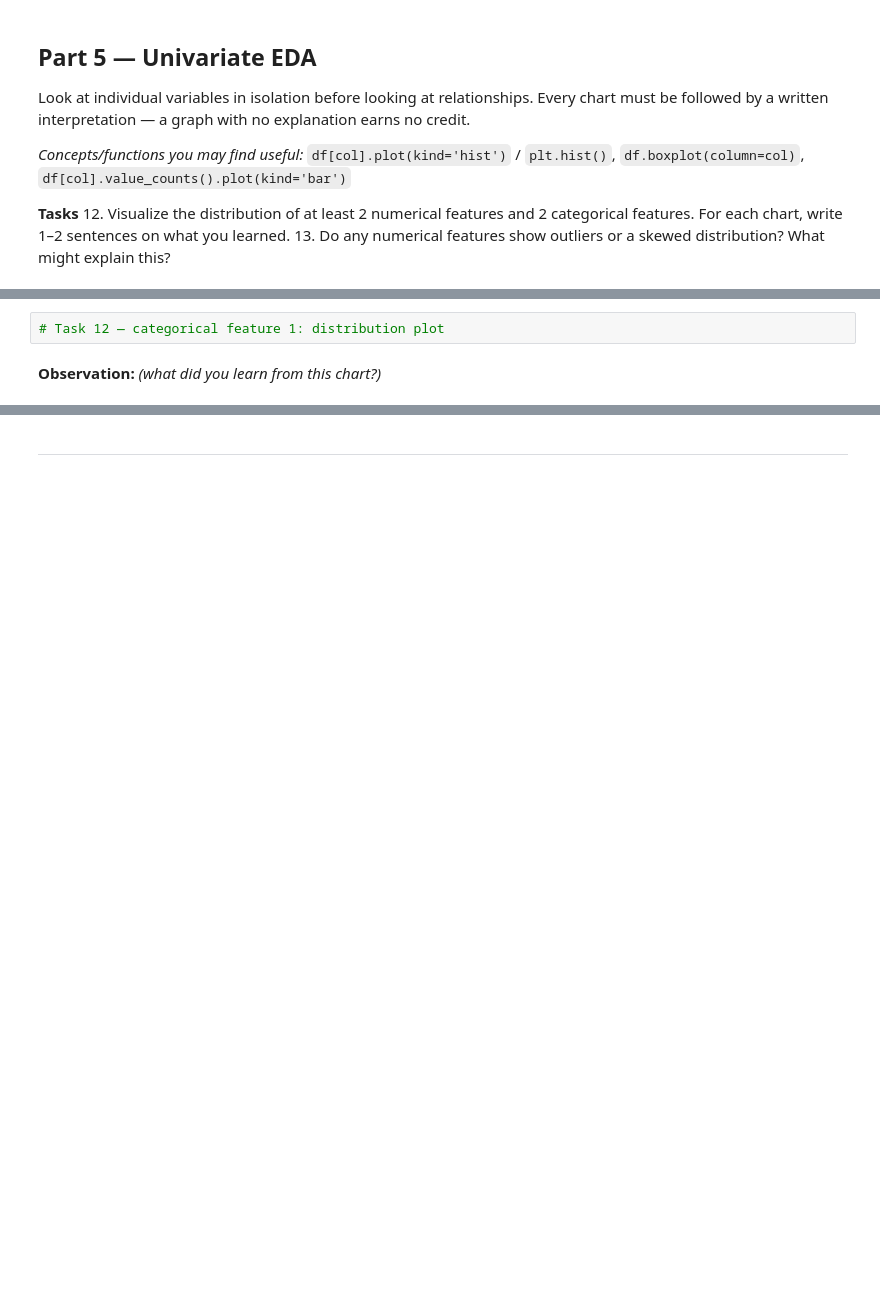
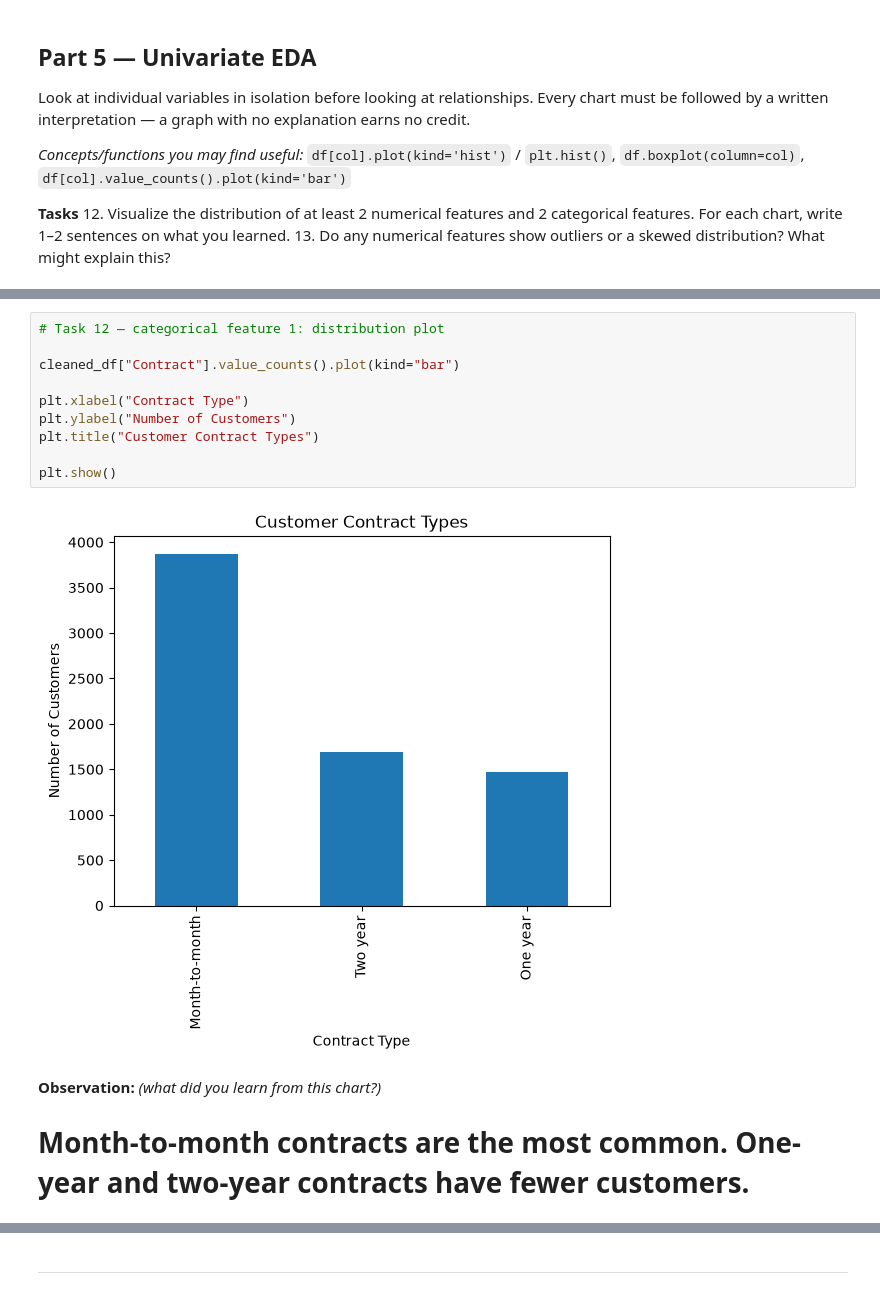
Before and after one commit to qasimio/Program5, a Jupyter notebook: 023-24-0279_MQasim_lab2.ipynb, the cells around one changed output, grey strips where cells are left out. Saved outputs shown, nothing was run; the diff lists cells and outputs as text; blank space fills up the shorter version.

```diff
--- a/023-24-0279_MQasim_lab2.ipynb
+++ b/023-24-0279_MQasim_lab2.ipynb
@@ -215,6 +363,17 @@ Look at individual variables in isolation before looking at relationships. Every
 # %%
 # Task 12 — categorical feature 1: distribution plot
+
+cleaned_df["Contract"].value_counts().plot(kind="bar")
+
+plt.xlabel("Contract Type")
+plt.ylabel("Number of Customers")
+plt.title("Customer Contract Types")
+
+plt.show()
+# %% [output]
+[figure, added]
 # %% [markdown]
 **Observation:** _(what did you learn from this chart?)_
+# Month-to-month contracts are the most common. One-year and two-year contracts have fewer customers.
 # %%
 # Task 12 — categorical feature 2: distribution plot
```
Also changed, not shown: parts of 36 cells of this notebook, 1 other file.
